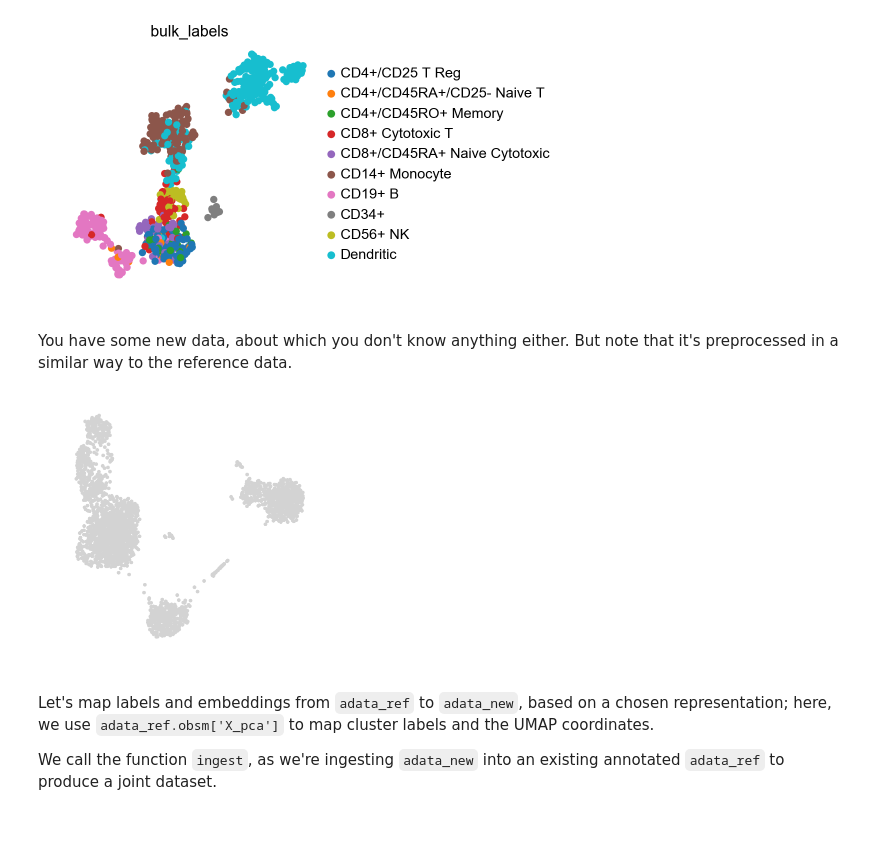
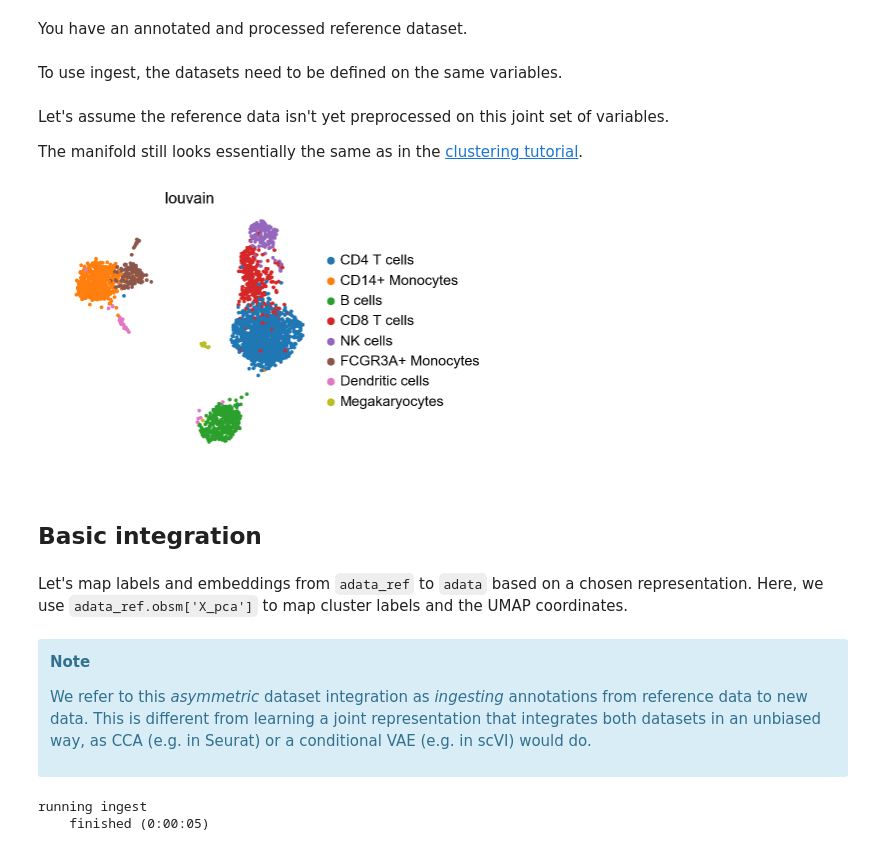
Before and after one commit to scverse/scanpy-tutorials, a Jupyter notebook: integrating-pbmcs-using-ingest.ipynb, the cells around one changed output. Drawn from its saved outputs; the diff is of its cells as text; code cells hidden in the pictures.

Commit message:
prettified ingest tutorials, added pancreas tutorial

```diff
--- a/integrating-pbmcs-using-ingest.ipynb
+++ b/integrating-pbmcs-using-ingest.ipynb
@@ -5,4 +3,2 @@ This is a demonstration of the `tl.ingest` function, which maps labels and embed
 # %%
 import scanpy as sc
-# %%
-sc.set_figure_params(frameon=False)
@@ -18,0 +5,4 @@ adata_new = adata_new[:, intersect_var_names].copy()
+# %%
+sc.settings.verbosity = 1             # verbosity: errors (0), warnings (1), info (2), hints (3)
+sc.logging.print_versions()
+sc.settings.set_figure_params(dpi=80, frameon=False)
@@ -19,20 +13,34 @@ adata_new = adata_new[:, intersect_var_names].copy()
+# %% [markdown]
+You have an annotated and processed reference dataset.
+# %%
+adata_ref = sc.datasets.pbmc3k_processed()  # this is an earlier version of the dataset from the pbmc3k tutorial
+adata = sc.datasets.pbmc68k_reduced()
+# %% [markdown]
+To use ingest, the datasets need to be defined on the same variables.
+# %%
+var_names = adata_ref.var_names.intersection(adata.var_names)
+adata_ref = adata_ref[:, var_names].copy()
+adata = adata[:, var_names].copy()
+# %% [markdown]
+Let's assume the reference data isn't yet preprocessed on this joint set of variables.
+
+The manifold still looks essentially the same as in the [clustering tutorial](https://scanpy-tutorials.readthedocs.io/en/latest/pbmc3k.html).
 # %%
 sc.pp.pca(adata_ref)
 sc.pp.neighbors(adata_ref)
 sc.tl.umap(adata_ref)
-sc.pl.umap(adata_ref, color='bulk_labels')
+sc.pl.umap(adata_ref, color='louvain')
 # %% [output]
-[figure, old version]
+[figure, new version]
-# %% [markdown]
-You have some new data, about which you don't know anything either. But note that it's preprocessed in a similar way to the reference data.
-# %%
-sc.pp.pca(adata_new)
-sc.pp.neighbors(adata_new)
-sc.tl.umap(adata_new)
-sc.pl.umap(adata_new)
-# %% [output]
-[figure, removed]
+# %% [markdown]
+## Basic integration
 # %% [markdown]
-Let's map labels and embeddings from `adata_ref` to `adata_new`, based on a chosen representation; here, we use `adata_ref.obsm['X_pca']` to map cluster labels and the UMAP coordinates.
-
-We call the function `ingest`, as we're ingesting `adata_new` into an existing annotated `adata_ref` to produce a joint dataset.
+Let's map labels and embeddings from `adata_ref` to `adata` based on a chosen representation. Here, we use `adata_ref.obsm['X_pca']` to map cluster labels and the UMAP coordinates.
+# %% [markdown]
+<div class="alert alert-info">
+
+**Note**
+
+We refer to this *asymmetric* dataset integration as *ingesting* annotations from reference data to new data. This is different from learning a joint representation that integrates both datasets in an unbiased way, as CCA (e.g. in Seurat) or a conditional VAE (e.g. in scVI) would do.
+
+<div>
@@ -38,0 +49,5 @@ We call the function `ingest`, as we're ingesting `adata_new` into an existing a
+# %%
+sc.tl.ingest(adata, adata_ref, obs='louvain')
+# %% [output]
+running ingest
+    finished (0:00:05)
```
Also changed, not shown: parts of 19 cells of this notebook, 2 other files.
